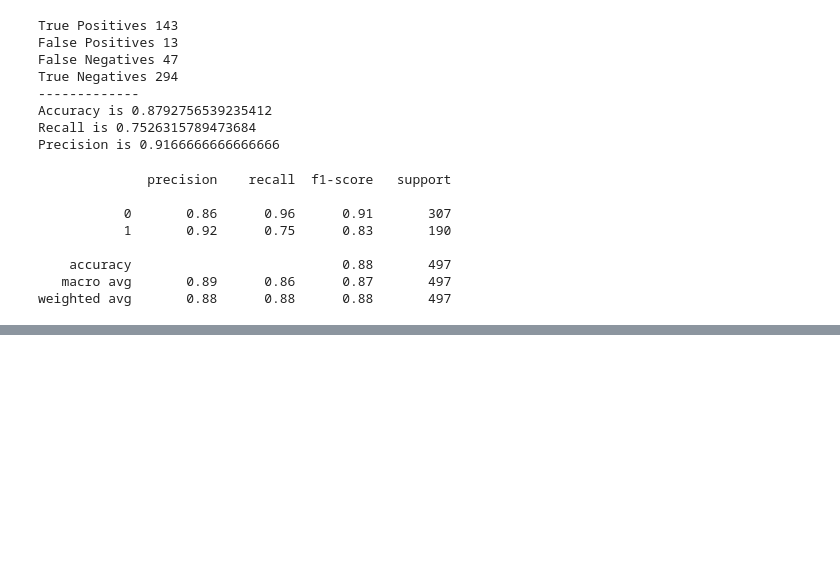
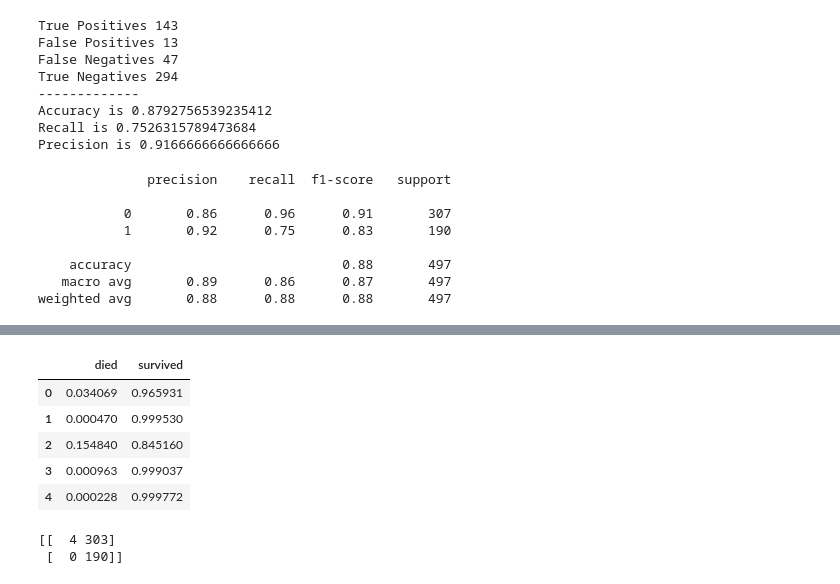
Before and after one commit to DesireeMcElroy/classification-exercises, a Jupyter notebook: model.ipynb, the cells around one changed output, grey strips where cells are left out. Saved outputs shown, nothing was run; the diff lists cells and outputs as text; code cells hidden in the pictures; blank space fills up the shorter version.

```diff
--- a/model.ipynb
+++ b/model.ipynb
@@ -544,0 +845,6 @@ weighted avg       0.88      0.88      0.88       497
+# %%
+for k in range(1, 13):
+    knn = KNeighborsClassifier(n_neighbors=k)
+    knn.fit(x_train, y_train)
+    accuracy = knn.score(x_test, y_test)
+    print(f'{k:2d}: {accuracy:.2%}')
@@ -544,0 +915,3 @@ weighted avg       0.88      0.88      0.88       497
+# %%
+# Create a model that includes age in addition to fare and pclass
+logit = LogisticRegression(C=1, class_weight={0:1, 1:99}, random_state=123)
@@ -544,0 +936,15 @@ weighted avg       0.88      0.88      0.88       497
+# %%
+y_pred_proba = pd.DataFrame(y_pred_proba, columns= ['died', 'survived'])
+y_pred_proba.head()
+# %% [output]
+|  | died | survived |
+| 0 | 0.034069 | 0.965931 |
+| 1 | 0.000470 | 0.999530 |
+| 2 | 0.154840 | 0.845160 |
+| 3 | 0.000963 | 0.999037 |
+| 4 | 0.000228 | 0.999772 |
+# %%
+print(confusion_matrix(y_train, y_pred))
+# %% [output]
+[[  4 303]
+ [  0 190]]
```
Also changed, not shown: parts of 49 cells of this notebook.
